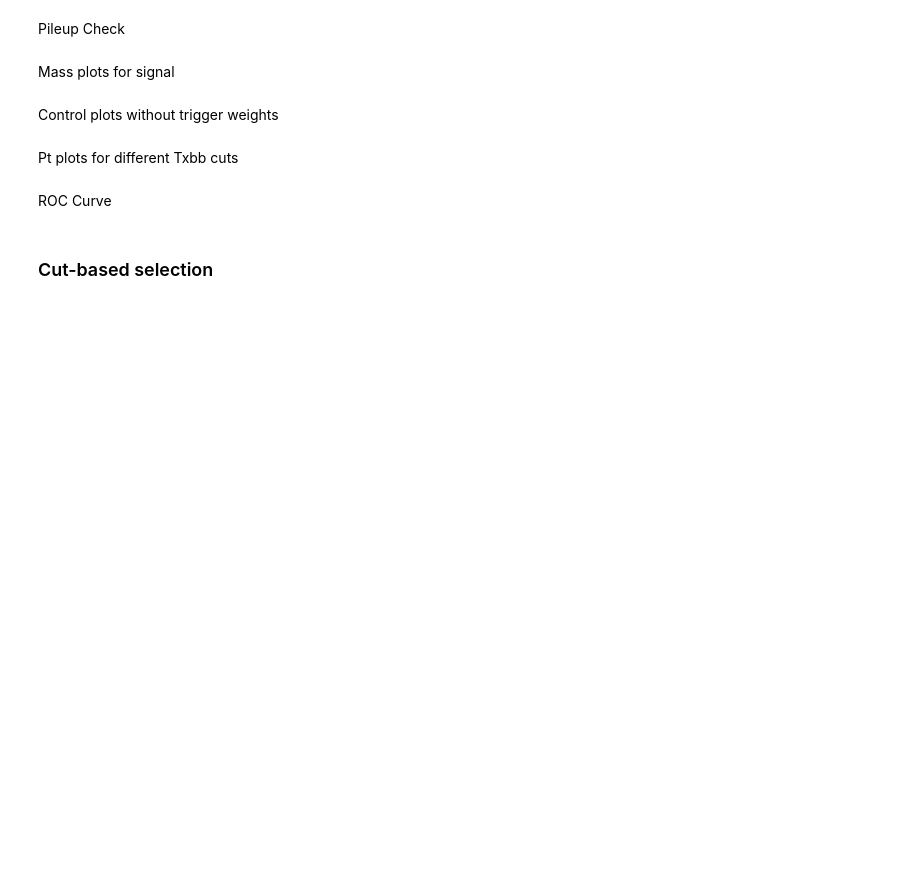
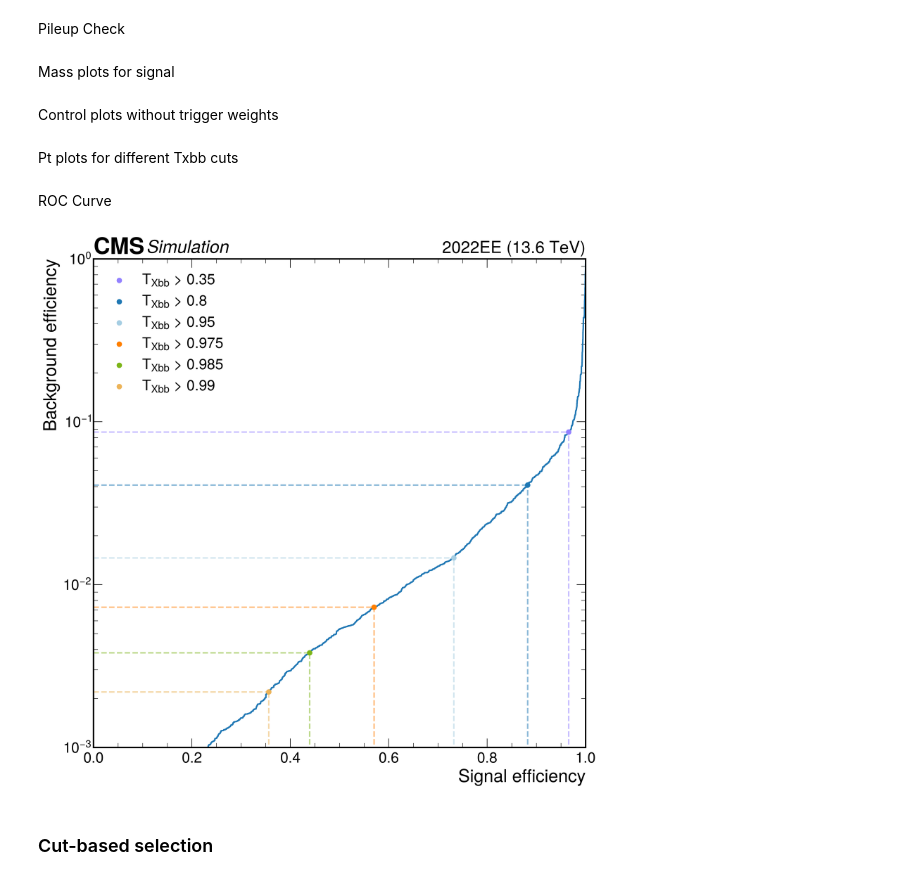
Before and after one commit to LPC-HH/HH4b, a Jupyter notebook: src/HH4b/postprocessing/PostProcess.ipynb, the cells around one changed output. Drawn from its saved outputs; the diff is of its cells as text; code cells hidden in the pictures; blank space fills up the shorter version.

```diff
--- a/src/HH4b/postprocessing/PostProcess.ipynb
+++ b/src/HH4b/postprocessing/PostProcess.ipynb
@@ -448,6 +532,3 @@ bg_jets_score = events_dict["qcd"]["ak8FatJetPNetXbb"].values.reshape(-1)
-# %%
-# copy array values to second column
-sig_jets_score = np.stack((sig_jets_score, sig_jets_score), axis=1)
 # %%
 from sklearn.metrics import roc_curve
 
@@ -508,37 +589,39 @@ for k, th in enumerate(plot_thresholds):
         color=th_colours[k],
         zorder=100,
     )
 
     plt.vlines(
         x=pths[th][0],
         ymin=0,
         ymax=pths[th][1],
         color=th_colours[k],
         linestyles="dashed",
         alpha=0.5,
     )
 
     plt.hlines(
         y=pths[th][1],
         xmin=0,
         xmax=pths[th][0],
         color=th_colours[k],
         linestyles="dashed",
         alpha=0.5,
     )
 
 
-hep.cms.label(data=False, rlabel="")
+hep.cms.label(data=False, year=year, com="13.6")
 # plt.hlines(y=0.01, xmin=0, xmax=1, colors="lightgrey", linestyles="dashed")
 plt.yscale("log")
 plt.xlabel("Signal efficiency")
 plt.ylabel("Background efficiency")
 # plt.suptitle(f"HVV FatJet {pvars['title']} ROC", y=0.95)
 # plt.title(cut_labels[cutstr], fontsize=20)
-plt.xlim([0.1, 1])
-# plt.ylim(*ylim)
-plt.legend(loc="lower left")
+plt.xlim([0, 1])
+plt.ylim([1e-3, 1])
+plt.legend(loc="upper left")
 plt.savefig(f"{plot_dir}/roccurve.pdf", bbox_inches="tight")
+# %% [output]
+[figure, added]
 # %% [markdown]
 ### Cut-based selection
 # %%
```
Also changed, not shown: parts of 12 cells of this notebook, 2 other files.
